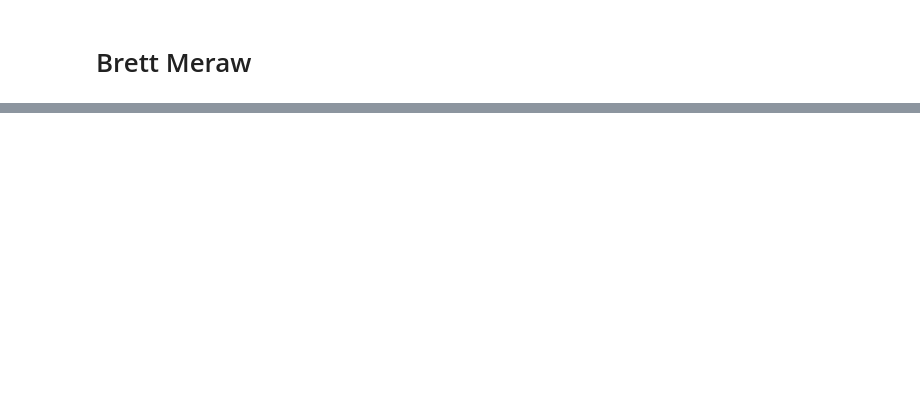
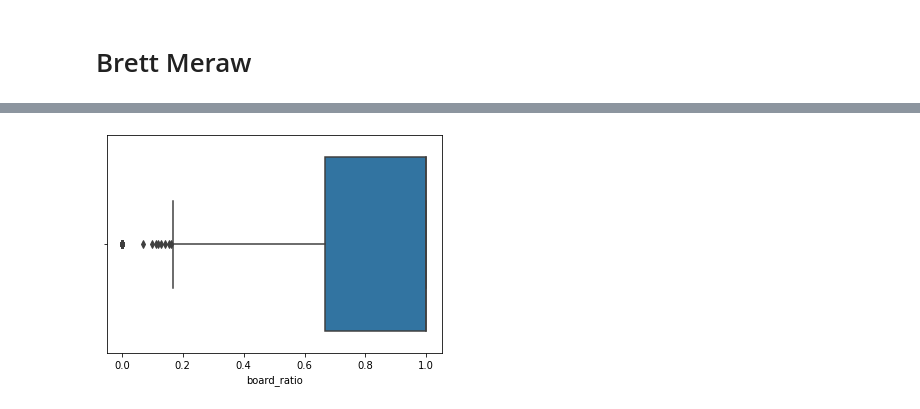
Before and after one commit to data301-2021-winter1/project-group69-project, a Jupyter notebook: notebooks/analysis2.ipynb, the cells around one changed output, grey strips where cells are left out. Saved outputs shown, nothing was run; the diff lists cells and outputs as text; code cells hidden in the pictures; blank space fills up the shorter version.

```diff
--- a/notebooks/analysis2.ipynb
+++ b/notebooks/analysis2.ipynb
@@ -42,0 +74,6 @@ Index(['cmc', 'color', 'name', 'set', 'tablerow', 'text', 'type', 'tags',
+# %%
+board_cards = cards.loc[lambda x: x['board_ratio'] != float("NaN")]
+
+plot = sns.boxplot(x='board_ratio', data = board_cards)
+# %% [output]
+[figure, added]
```
Also changed, not shown: parts of 13 cells of this notebook, 1 other file.
